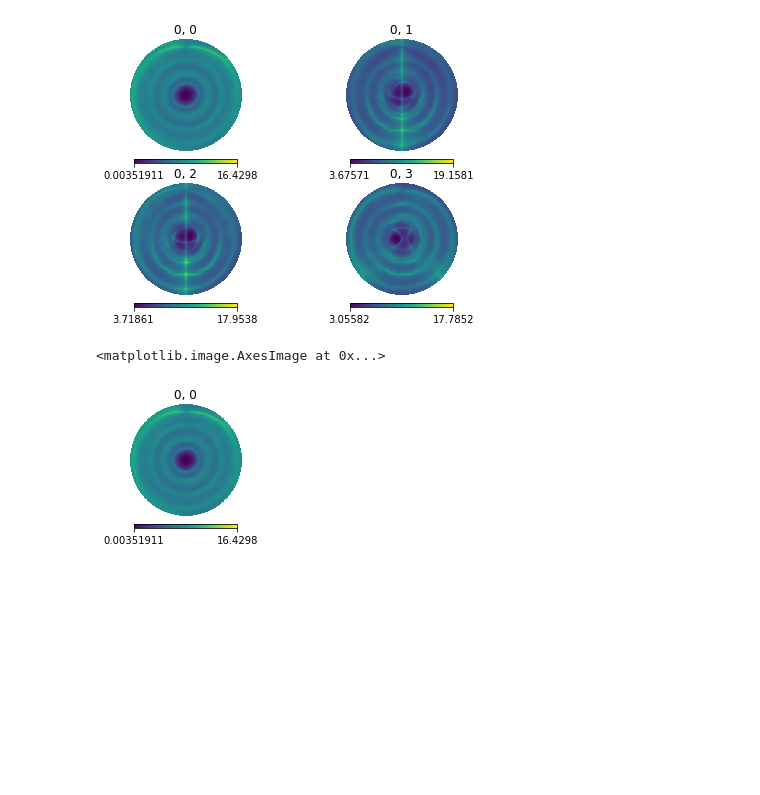
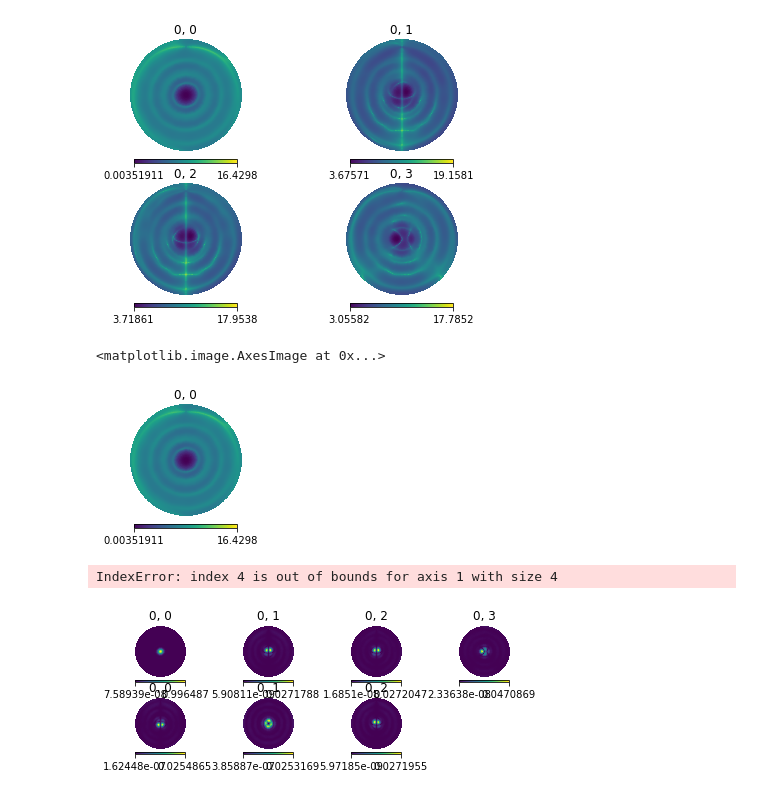
Before and after one commit to 3276908917/skyflux, a Jupyter notebook: notebooks/jones_matrices/A_Catalog.ipynb, the cells around one changed output. Cells and saved outputs as stored; diff of their text form; code cells hidden in the pictures; blank space fills up the shorter version.

```diff
--- a/notebooks/jones_matrices/A_Catalog.ipynb
+++ b/notebooks/jones_matrices/A_Catalog.ipynb
@@ -163,3 +163,19 @@ plt.imshow(A_map)
 # %% [output]
 <matplotlib.image.AxesImage at 0x...>
 [figure]
+# %%
+def project_A(A):
+    hp.orthview(np.abs(A[:, 0, 0]), rot=[0, 90], half_sky=True, sub=[4, 4, 1], title=str(0)+', 0')
+    hp.orthview(np.abs(A[:, 0, 1]), rot=[0, 90], half_sky=True, sub=[4, 4, 2], title=str(0)+', 1')
+    hp.orthview(np.abs(A[:, 0, 2]), rot=[0, 90], half_sky=True, sub=[4, 4, 3], title=str(0)+', 2')
+    hp.orthview(np.abs(A[:, 0, 3]), rot=[0, 90], half_sky=True, sub=[4, 4, 4], title=str(0)+', 3')
+
+    hp.orthview(np.abs(A[:, 1, 0]), rot=[0, 90], half_sky=True, sub=[4, 4, 5], title=str(1)+', 0')
+    hp.orthview(np.abs(A[:, 1, 1]), rot=[0, 90], half_sky=True, sub=[4, 4, 6], title=str(2)+', 1')
+    hp.orthview(np.abs(A[:, 1, 2]), rot=[0, 90], half_sky=True, sub=[4, 4, 7], title=str(3)+', 2')
+    hp.orthview(np.abs(A[:, 1, 3]), rot=[0, 90], half_sky=True, sub=[4, 4, 8], title=str(4)+', 3')
+
+project_A(A)
+# %% [output]
+IndexError: index 4 is out of bounds for axis 1 with size 4
+[figure, added]
```
Also changed, not shown: 1 other file.
